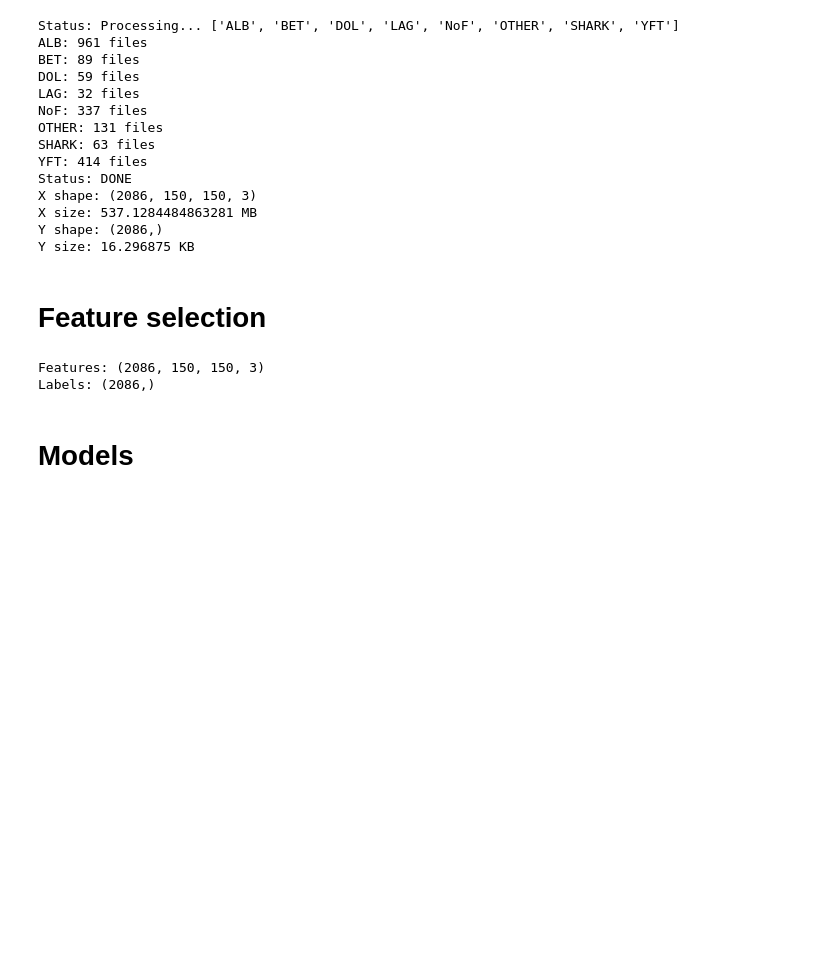
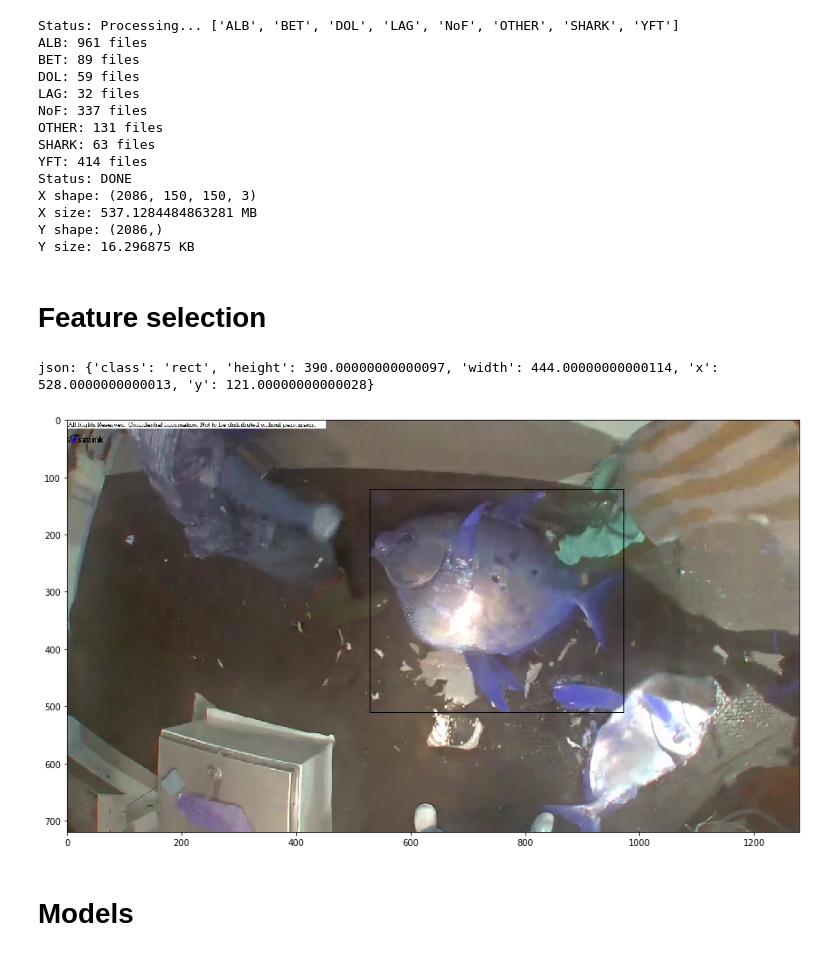
Before and after one commit to icostan/kaggle, a Jupyter notebook: natureconservacyfisheriesmonitoring/fisheries.ipynb, the cells around one changed output. Drawn from its saved outputs; the diff is of its cells as text; code cells hidden in the pictures; blank space fills up the shorter version.

Commit message:
fisheries: play with fish cropped images

```diff
--- a/natureconservacyfisheriesmonitoring/fisheries.ipynb
+++ b/natureconservacyfisheriesmonitoring/fisheries.ipynb
@@ -49,12 +49,33 @@ Y shape: (2086,)
 Y size: 16.296875 KB
 # %% [markdown]
 # Feature selection
-# %%
-log('Features', X.shape)
-log('Labels', Y.shape)
-# %% [output]
-Features: (2086, 150, 150, 3)
-Labels: (2086,)
+# %%
+# log('Features', X.shape)
+# log('Labels', Y.shape)
+from matplotlib.patches import Rectangle
+
+with open('annotations/lag_labels.json') as data_file:
+    annotations = json.load(data_file)
+
+a = annotations[-1]['annotations'][0]
+log('json', a)
+
+x = a['x']
+y = a['y']
+w = a['width']
+h = a['height']
+
+path = 'input/train/LAG/img_00091.jpg'
+img = cv2.imread(path)
+
+plt.figure(figsize=(15,20))
+plt.imshow(img)
+axis = plt.gca()
+axis.add_patch(Rectangle((x, y), w, h, fill=None))
+plt.show()
+# %% [output]
+json: {'class': 'rect', 'height': 390.00000000000097, 'width': 444.00000000000114, 'x': 528.0000000000013, 'y': 121.00000000000028}
+[figure, added]
 # %% [markdown]
 # Models
 # %%
```
Also changed, not shown: parts of 1 cell of this notebook, 1 other file.
